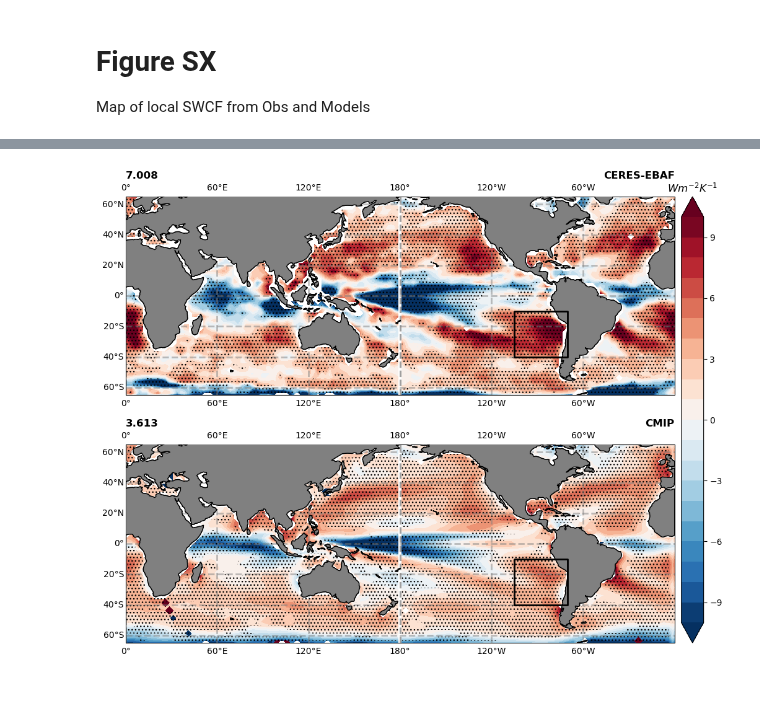
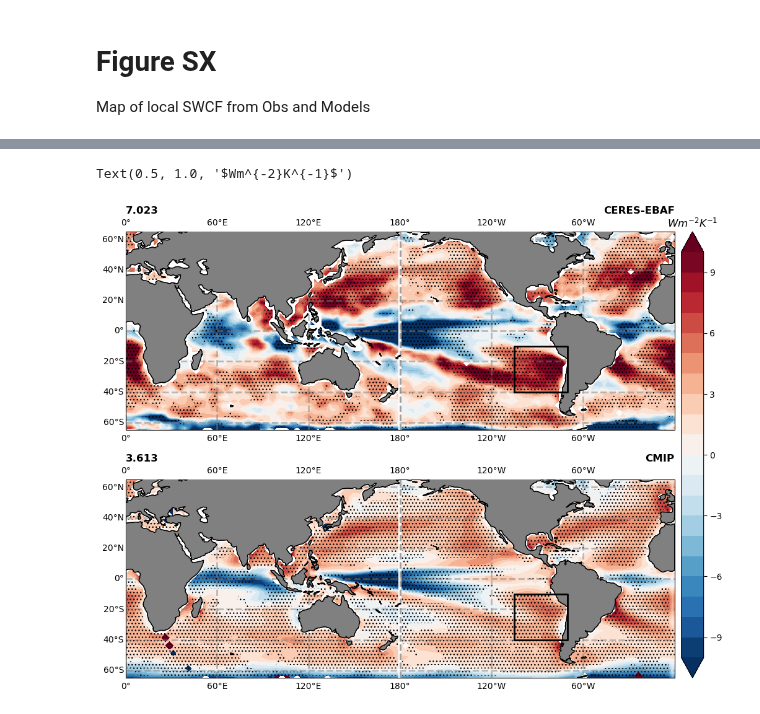
Before and after one commit to zacespinosa/SO-EP-teleconnection, a Jupyter notebook: Figure_Notebooks/Figure_SX_Maps_SWCF.ipynb, the cells around one changed output, grey strips where cells are left out. Saved outputs shown, nothing was run; the diff lists cells and outputs as text; code cells hidden in the pictures.

Commit message:
update swcf calculations

```diff
--- a/Figure_Notebooks/Figure_SX_Maps_SWCF.ipynb
+++ b/Figure_Notebooks/Figure_SX_Maps_SWCF.ipynb
@@ -105,4 +105,7 @@ def load_swcf(feedback: str ="swcf", toa: bool = True):
     return swcf_cmip6, swcf_cmip5, swcf_cmip6_epsa, swcf_cmip5_epsa, swcf_obs, swcf_epsa_obs
 
 
-swcf_cmip6, swcf_cmip5, swcf_cmip6_epsa, swcf_cmip5_epsa, swcf_obs, swcf_epsa_obs = load_swcf(toa=True)
+swcf_cmip6, swcf_cmip5, swcf_cmip6_epsa, swcf_cmip5_epsa, _, _ = load_swcf(toa=True)
+# %%
+swcf_obs = xr.open_dataset(f"/home/espinosa10/SO-EP-teleconnection/Data/obs/swcf-toa-obs.nc")
+swcf_epsa_obs = xr.open_dataset(f"/home/espinosa10/SO-EP-teleconnection/Data/obs/swcf-toa-obs-epsa.nc")
@@ -123,49 +166,59 @@ fig.subplots_adjust(bottom=0.05, top=0.95, left=0.04, right=0.95, hspace=.25, ws
 levels = np.arange(-10, 11, 1)
 cmap = "RdBu_r"
 
+# GET Pvalues for obs where more than half models agree on signifigance
+# Step 1: Boolean mask where pvalue <= 0.05
+significant = swcf_obs["swcf-pvalues"] <= 0.05
+# Step 2: Count how many models are significant at each grid point
+num_significant = significant.sum(dim="model")
+# Step 3: Determine threshold (half the number of models)
+half_models = swcf_obs.sizes["model"] / 2
+# Step 4: Create final map where 1 = significant in majority of models
+majority_sig_map = (num_significant <= half_models).astype(int)
+
 img = global_plot(
     ax1,
-    data=swcf_obs["PCMDI-AMIP-1-1-9"],
-    lat=swcf_obs["PCMDI-AMIP-1-1-9"].latitude,
-    lon=swcf_obs["PCMDI-AMIP-1-1-9"].longitude,
-    pvalues=swcf_obs["PCMDI-AMIP-1-1-9-pvalues"],
+    data=swcf_obs.mean("model").swcf,
+    lat=swcf_obs.latitude,
+    lon=swcf_obs.longitude,
+    pvalues=majority_sig_map,
     levels=levels,
     cmap=cmap,
     cbar_label="K/30yr"
 )
 
 # Set pvalues equal to 0 where majority of models in SWCF_CMIP6 agree with sign of SWCF_Obs
-pvalues_cmip = get_agreement(swcf_obs=swcf_obs["PCMDI-AMIP-1-1-9"], swcf_cmip=swcf_cmip)
-
+pvalues_cmip = get_agreement(swcf_obs=swcf_obs.mean("model").swcf, swcf_cmip=swcf_cmip)
 
 # Plot Figure S2b: SWCF CMIP6
 img = global_plot(
     ax2,
     data=swcf_cmip["swcf"].mean("model"),
     lat=swcf_cmip.latitude,
     lon=swcf_cmip.longitude,
     pvalues=pvalues_cmip,
     levels=levels,
     cmap=cmap,
     cbar_label="K/30yr"
 )
 
 # Set Right Title: Name of Product
 title_fontsize = 12
 ax1.set_title("CERES-EBAF", loc="right", fontweight="bold", fontsize=title_fontsize)
 ax2.set_title("CMIP", loc="right", fontweight="bold", fontsize=title_fontsize)
 
 # Set Left Title: Area Weighted SWCF in EPSA
 epsa = np.around(swcf_cmip_epsa["swcf"].mean("model").values, 3)
-epsaObs = np.around(swcf_epsa_obs["PCMDI-AMIP-1-1-9"].values, 3)
+epsaObs = np.around(swcf_epsa_obs.mean("model").swcf.values, 3)
 ax1.set_title(epsaObs, loc="left", fontweight="bold", fontsize=title_fontsize)
 ax2.set_title(epsa, loc="left", fontweight="bold", fontsize=title_fontsize)
 
 cbar = fig.colorbar(img, ax=[ax1, ax2], orientation='vertical', location="right", fraction=.1, pad=0.01)
 cbar.ax.set_title(r"$Wm^{-2}K^{-1}$", fontsize=12, fontweight="bold")
 
 #########################################################################
 plt.savefig("/home/espinosa10/SO-EP-teleconnection/Manuscript_Figures/SI/Figure_SX_SWCF-Maps.png", dpi=300, bbox_inches="tight")
 plt.savefig("/home/espinosa10/SO-EP-teleconnection/Manuscript_Figures/SI/Figure_SX_SWCF-Maps.pdf", dpi=300, bbox_inches="tight")
 # %% [output]
+Text(0.5, 1.0, '$Wm^{-2}K^{-1}$')
-[figure, old version]
+[figure, new version]
```
Also changed, not shown: parts of 3 cells of this notebook, 9 other files.
